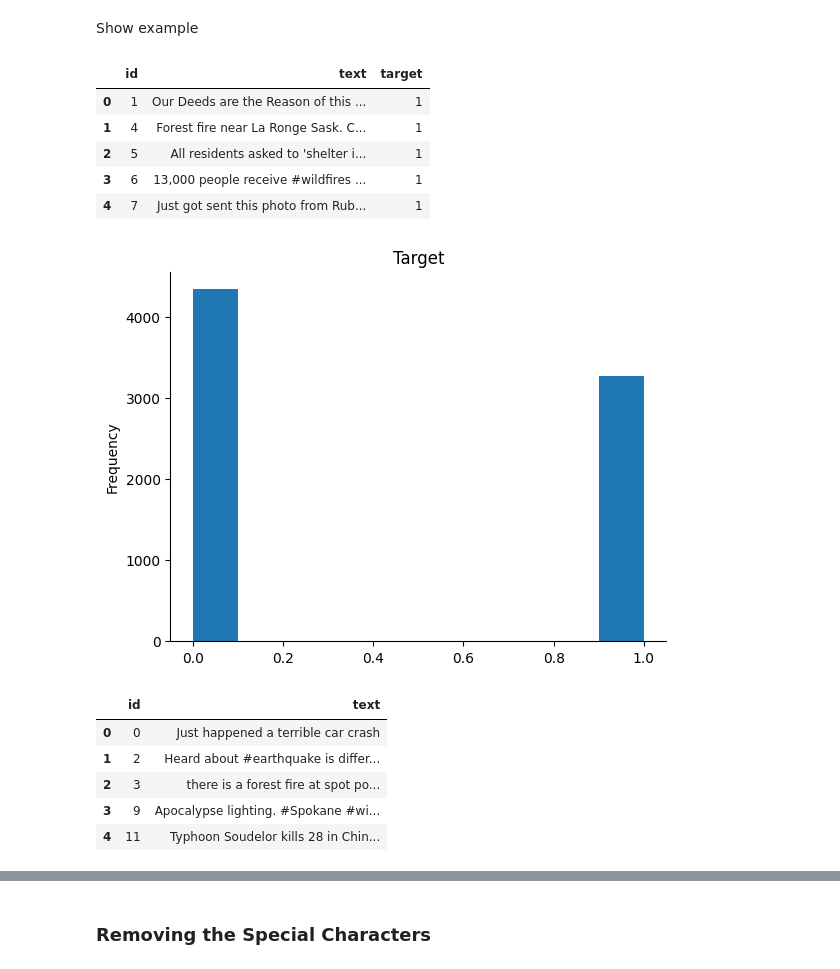
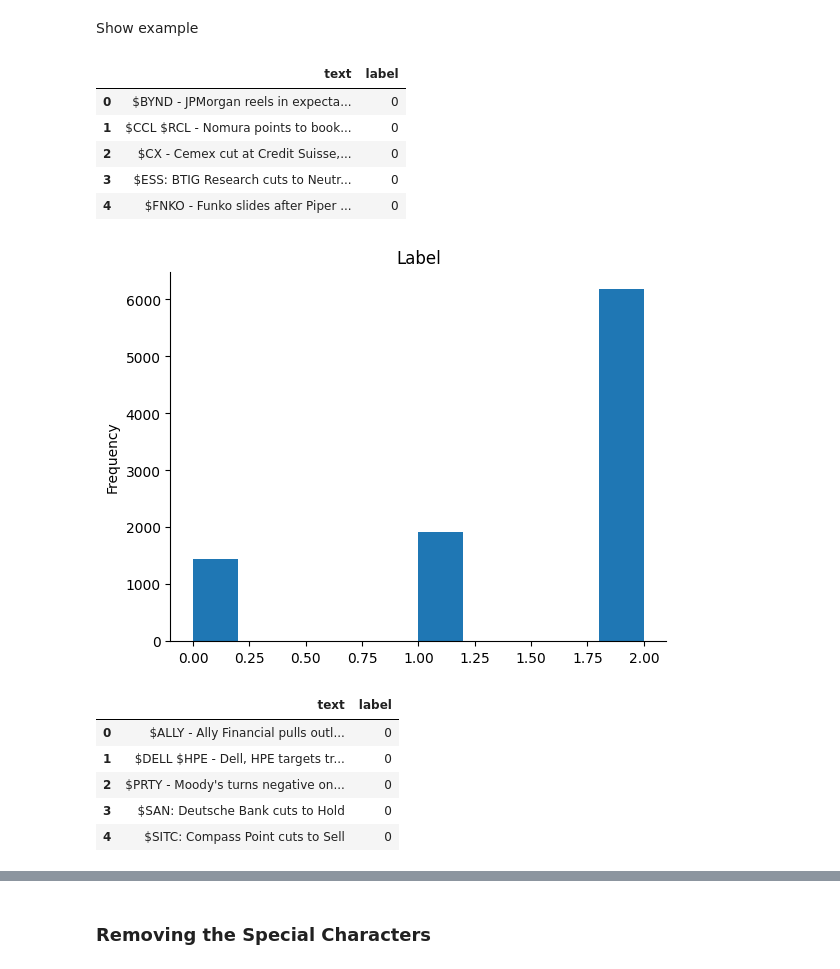
Before and after one commit to HoseinNekouei/Twitter-Financial-News-Sentiment, a Jupyter notebook: Tweet_Financial_News_Classification.ipynb, the cells around one changed output, grey strips where cells are left out. Saved outputs shown, nothing was run; the diff lists cells and outputs as text; code cells hidden in the pictures.

```diff
--- a/Tweet_Financial_News_Classification.ipynb
+++ b/Tweet_Financial_News_Classification.ipynb
@@ -34,37 +34,37 @@ Mounted at /content/drive
 import pandas as pd
 
 # Load the CSV file in memory
-train_path = '/content/drive/MyDrive/dataset/Accident_Tweet/train.csv'
-test_path = '/content/drive/MyDrive/dataset/Accident_Tweet/test.csv'
+train_path = '/content/drive/MyDrive/dataset/Twitter_Financial_News_Sentiment/train.csv'
+test_path = '/content/drive/MyDrive/dataset/Twitter_Financial_News_Sentiment/test.csv'
 
-train_df = pd.read_csv(train_path, usecols=['id', 'text', 'target'])
-test_df = pd.read_csv(test_path, usecols=['id', 'text'])
+train_df = pd.read_csv(train_path, usecols=['text', 'label'])
+test_df = pd.read_csv(test_path, usecols=['text', 'label'])
 # %% [markdown]
 Show example
 # %%
 train_df.head()
 # %% [output]
-|  | id | text | target |
-| 0 | 1 | Our Deeds are the Reason of this ... | 1 |
-| 1 | 4 | Forest fire near La Ronge Sask. C... | 1 |
-| 2 | 5 | All residents asked to 'shelter i... | 1 |
-| 3 | 6 | 13,000 people receive #wildfires ... | 1 |
-| 4 | 7 | Just got sent this photo from Rub... | 1 |
+|  | text | label |
+| 0 | $BYND - JPMorgan reels in expecta... | 0 |
+| 1 | $CCL $RCL - Nomura points to book... | 0 |
+| 2 | $CX - Cemex cut at Credit Suisse,... | 0 |
+| 3 | $ESS: BTIG Research cuts to Neutr... | 0 |
+| 4 | $FNKO - Funko slides after Piper ... | 0 |
 # %%
 #import matplotlib library
 from matplotlib import pyplot as plt
 
 #Histogram of "Label" column in train datset
-train_df['target'].plot(kind='hist', title='Target')
+train_df['label'].plot(kind='hist', title='Label')
 plt.gca().spines[['top', 'right']].set_visible(False)
 # %% [output]
-[figure, old version]
+[figure, new version]
 # %%
 test_df.head()
 # %% [output]
-|  | id | text |
-| 0 | 0 | Just happened a terrible car crash |
-| 1 | 2 | Heard about #earthquake is differ... |
-| 2 | 3 | there is a forest fire at spot po... |
-| 3 | 9 | Apocalypse lighting. #Spokane #wi... |
-| 4 | 11 | Typhoon Soudelor kills 28 in Chin... |
+|  | text | label |
+| 0 | $ALLY - Ally Financial pulls outl... | 0 |
+| 1 | $DELL $HPE - Dell, HPE targets tr... | 0 |
+| 2 | $PRTY - Moody's turns negative on... | 0 |
+| 3 | $SAN: Deutsche Bank cuts to Hold | 0 |
+| 4 | $SITC: Compass Point cuts to Sell | 0 |
```
Also changed, not shown: parts of 21 cells of this notebook.
